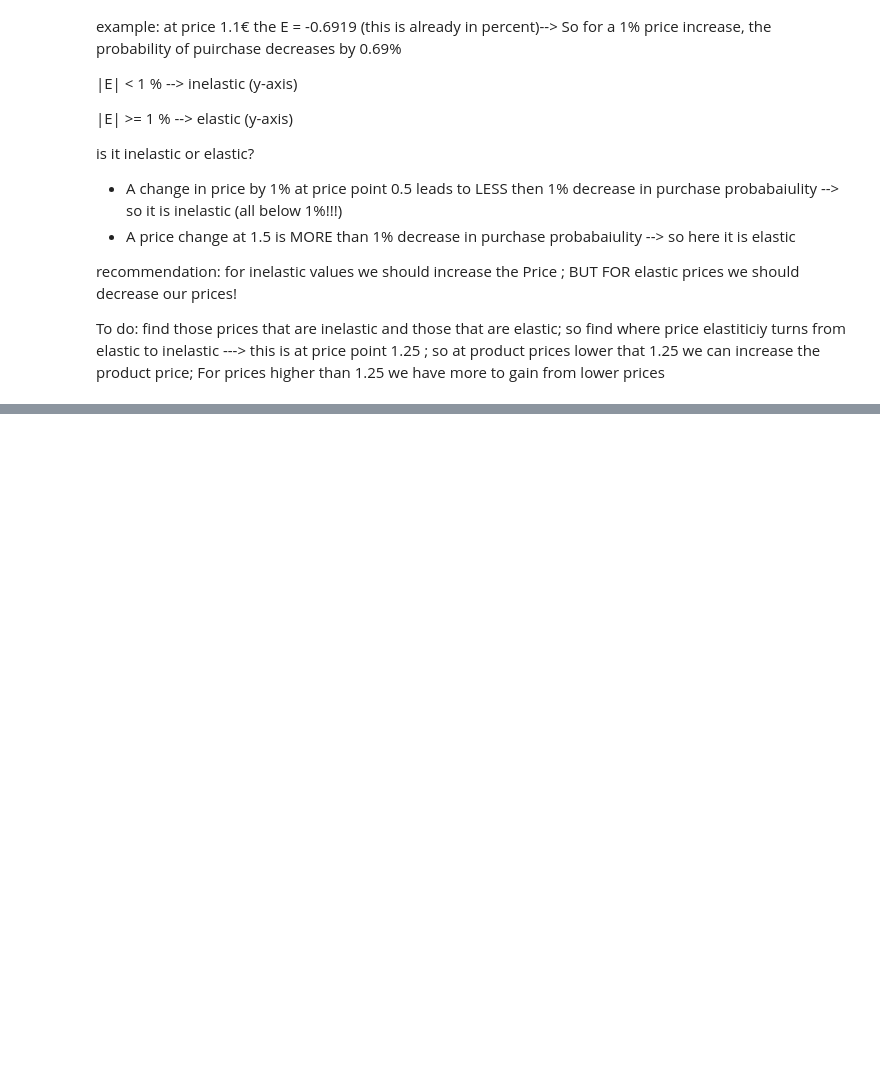
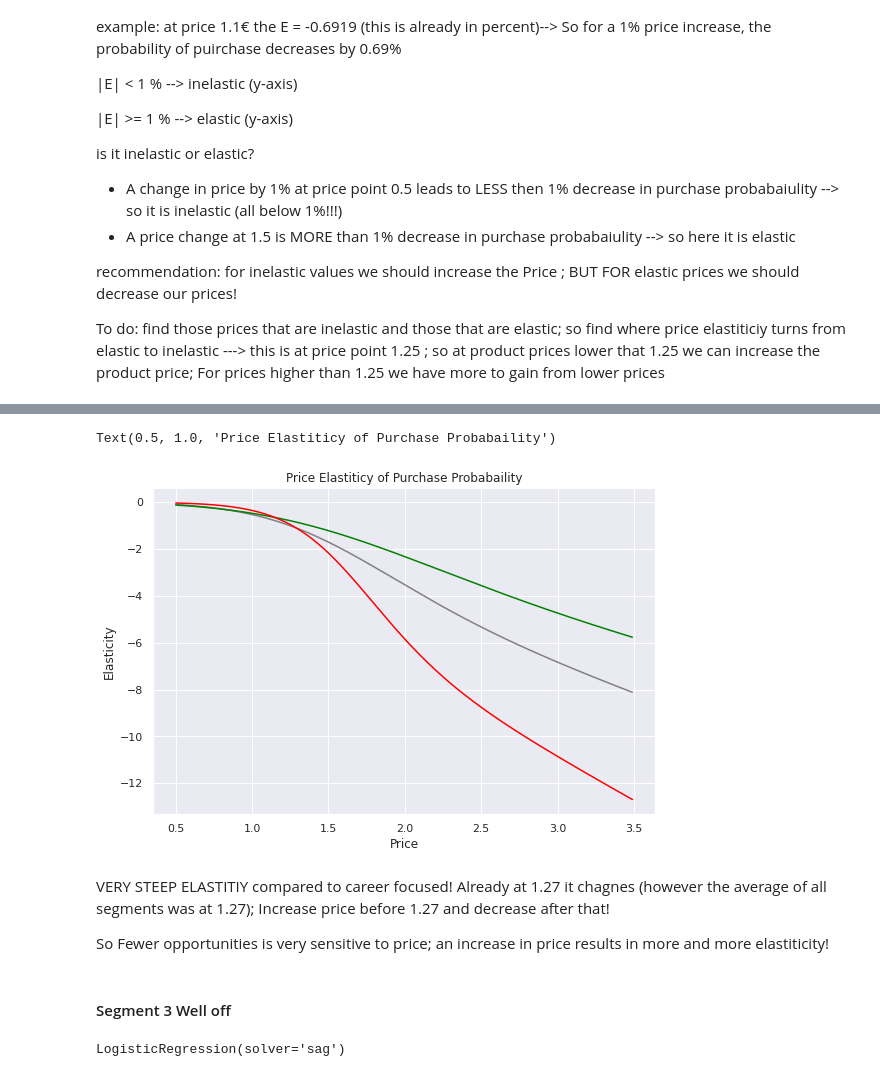
Before and after one commit to AngeloBarisano/customer_analysis_course, a Jupyter notebook: notebooks/Customer_analytics_predictive_analysis.ipynb, the cells around one changed output, grey strips where cells are left out. Drawn from its saved outputs; the diff is of its cells as text; code cells hidden in the pictures; blank space fills up the shorter version.

```diff
--- a/notebooks/Customer_analytics_predictive_analysis.ipynb
+++ b/notebooks/Customer_analytics_predictive_analysis.ipynb
@@ -297,0 +374,19 @@ To do: find those prices that are inelastic and those that are elastic; so find
+# %%
+# df purchase analytics segment 1 only
+df_pa_segment_2 = df_pa[df_pa.Segment == 2]
+
+# now perform the modeling;
+# Estimate the coefficient of price on the purcahse probabaility
+
+# get the Y (incidence)
+Y = df_pa_segment_2.Incidence
+
+# create the X (average price)
+X = pd.DataFrame()
+X['Mean_Price'] = df_pa_segment_2.loc[:,['Price_1', "Price_2", "Price_3", "Price_4", "Price_5"]].mean(axis = 1)
+
+# now perform the model again
+# create instance
+model_incidence_segment_2 = LogisticRegression(solver='sag')
+
+model_incidence_segment_2.fit(X, Y)
@@ -297,0 +395,10 @@ To do: find those prices that are inelastic and those that are elastic; so find
+# %%
+# calcualte the elastiticty for the segment
+
+# now predict the purchase probabability using the trained model
+Y_pr_segment_2 = model_incidence_segment_2.predict_proba(df_price_range)
+# get only the second column
+purchase_pr_segment_2 = Y_pr_segment_2[:][:, 1]
+
+# price elastiticity == price coeff of the model
+pe_segment_2 = model_incidence_segment_2.coef_[:, 0] * price_range * (1 - purchase_pr_segment_2)
@@ -297,0 +439,40 @@ To do: find those prices that are inelastic and those that are elastic; so find
+# %%
+# display both
+
+plt.figure(figsize = (9,6))
+plt.plot(price_range, pe, color = 'grey')
+plt.plot(price_range, pe_segment_1, color = 'green')
+plt.plot(price_range, pe_segment_2, color = 'red')
+plt.xlabel('Price')
+plt.ylabel('Elasticity')
+plt.title('Price Elastiticy of Purchase Probabaility')
+# %% [output]
+Text(0.5, 1.0, 'Price Elastiticy of Purchase Probabaility')
+[figure, added]
+# %% [markdown]
+VERY STEEP ELASTITIY compared to career focused! Already at 1.27 it chagnes (however the average of all segments was at 1.27); Increase price before 1.27 and decrease after that!
+
+So Fewer opportunities is very sensitive to price; an increase in price results in more and more elastiticity!
+# %% [markdown]
+#### Segment 3 Well off
+# %%
+# df purchase analytics segment 1 only
+df_pa_segment_3 = df_pa[df_pa.Segment == 3]
+
+# now perform the modeling;
+# Estimate the coefficient of price on the purcahse probabaility
+
+# get the Y (incidence)
+Y = df_pa_segment_3.Incidence
+
+# create the X (average price)
+X = pd.DataFrame()
+X['Mean_Price'] = df_pa_segment_3.loc[:,['Price_1', "Price_2", "Price_3", "Price_4", "Price_5"]].mean(axis = 1)
+
+# now perform the model again
+# create instance
+model_incidence_segment_3 = LogisticRegression(solver='sag')
+
+model_incidence_segment_3.fit(X, Y)
+# %% [output]
+LogisticRegression(solver='sag')
```
Also changed, not shown: parts of 54 cells of this notebook, 1 other file.
